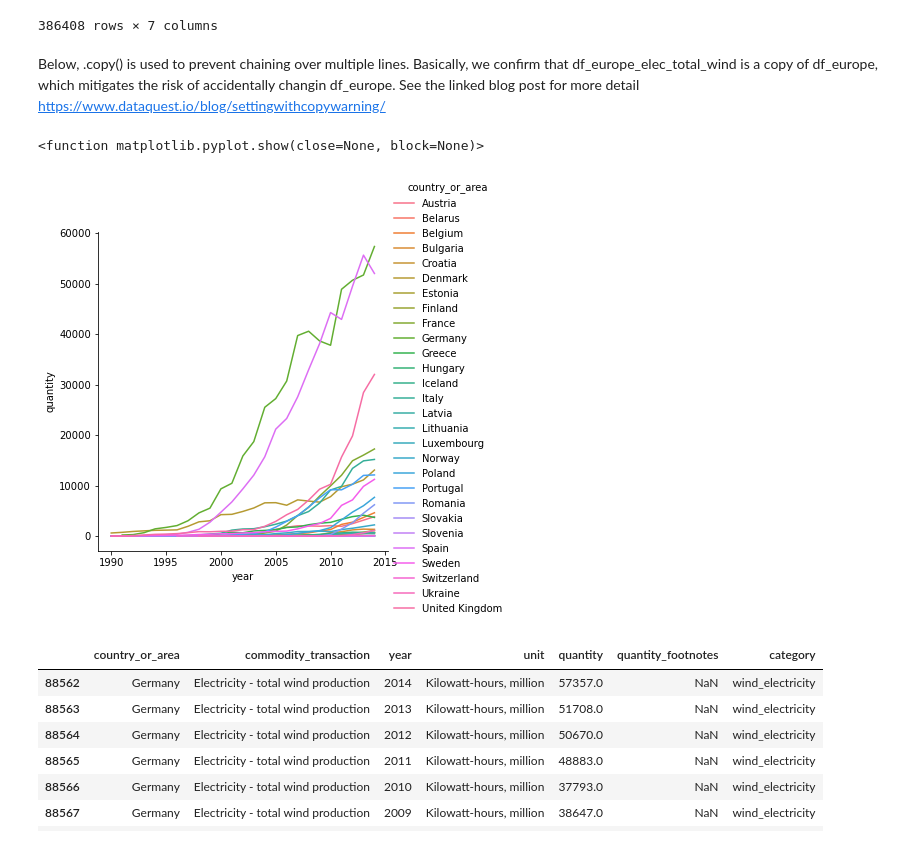
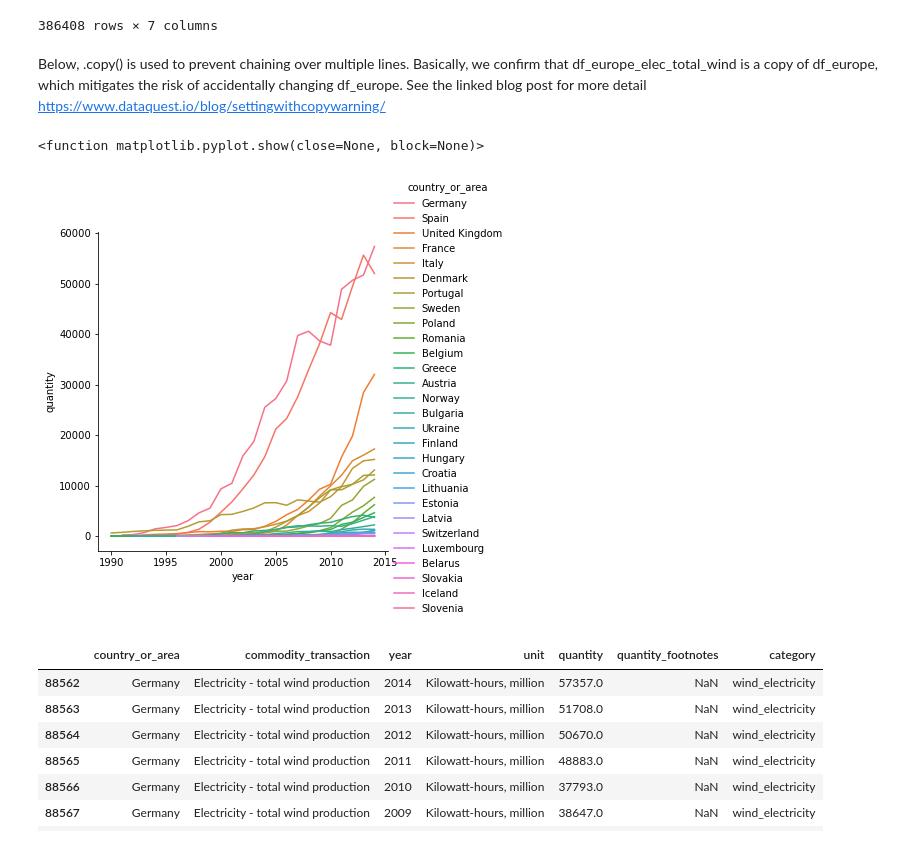
Before and after one commit to See-You-Data/UNInternationalEnergyData, a Jupyter notebook: introductory_analysis.ipynb, the cells around one changed output. Cells and saved outputs as stored; diff of their text form; code cells hidden in the pictures.

```diff
--- a/introductory_analysis.ipynb
+++ b/introductory_analysis.ipynb
@@ -15,0 +21,3 @@ q = importlib.reload(q)
+# %%
+df = generate_df()
+df
@@ -16,9 +47,9 @@ q = importlib.reload(q)
 # %%
-for i in range(1,13):
-    if i == 1:
-        df = pd.read_csv('raw_data/all_energy_statistics' + str(i) +'.csv')
-        df_cols = df.columns.to_list()
-    else:
-        df1 = pd.read_csv('raw_data/all_energy_statistics' + str(i) + '.csv',header=None)
-        df1.columns = df_cols
-        df = df.append(df1)
+# for i in range(1,13):
+#     if i == 1:
+#         df = pd.read_csv('raw_data/all_energy_statistics' + str(i) +'.csv')
+#         df_cols = df.columns.to_list()
+#     else:
+#         df1 = pd.read_csv('raw_data/all_energy_statistics' + str(i) + '.csv',header=None)
+#         df1.columns = df_cols
+#         df = df.append(df1)
@@ -254,20 +246,19 @@ df_europe
 | 89436 | United Kingdom | Electricity - total wind production | 1990 | Kilowatt-hours, million | 9.0 | NaN | wind_electricity |
 386408 rows × 7 columns
 # %% [markdown]
-Below, .copy() is used to prevent chaining over multiple lines. Basically, we confirm that df_europe_elec_total_wind is a copy of df_europe, which mitigates the risk of accidentally changin df_europe. See the linked blog post for more detail https://www.dataquest.io/blog/settingwithcopywarning/
+Below, .copy() is used to prevent chaining over multiple lines. Basically, we confirm that df_europe_elec_total_wind is a copy of df_europe, which mitigates the risk of accidentally changing df_europe. See the linked blog post for more detail https://www.dataquest.io/blog/settingwithcopywarning/
 # %%
-# df_europe_elec_total_wind = df_europe[df_europe['commodity_transaction'] == 'Electricity - total wind production'].sort_values('quantity', ascending=False)
-df_europe_elec_total_wind = df_europe[df_europe['commodity_transaction'] == 'Electricity - total wind production'].copy()
+df_europe_elec_total_wind = df_europe[df_europe['commodity_transaction'] == 'Electricity - total wind production'].copy().sort_values('quantity', ascending=False)
 
 sns.relplot(x='year', y='quantity',
            data=df_europe_elec_total_wind,
            kind='line',
            hue='country_or_area')
 
 plt.show
 # %% [output]
 <function matplotlib.pyplot.show(close=None, block=None)>
-[figure, old version]
+[figure, new version]
 # %%
 df_europe[(df_europe['category'] == 'wind_electricity') & (df_europe['country_or_area'] == 'Germany')]
 # %% [output]
```
Also changed, not shown: parts of 35 cells of this notebook, 3 other files.
